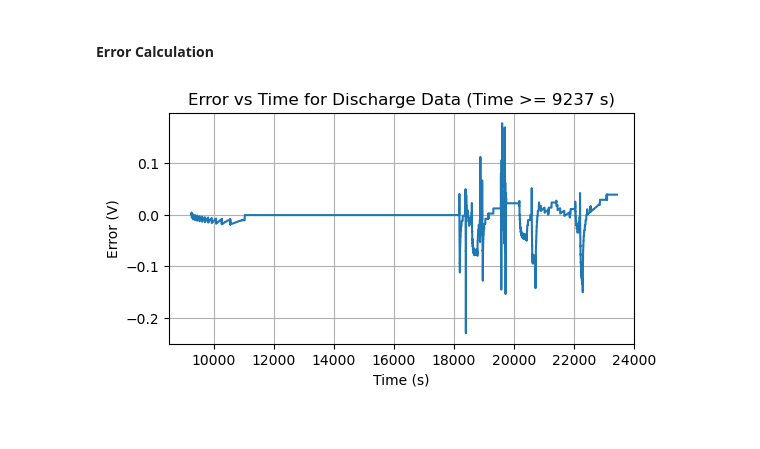
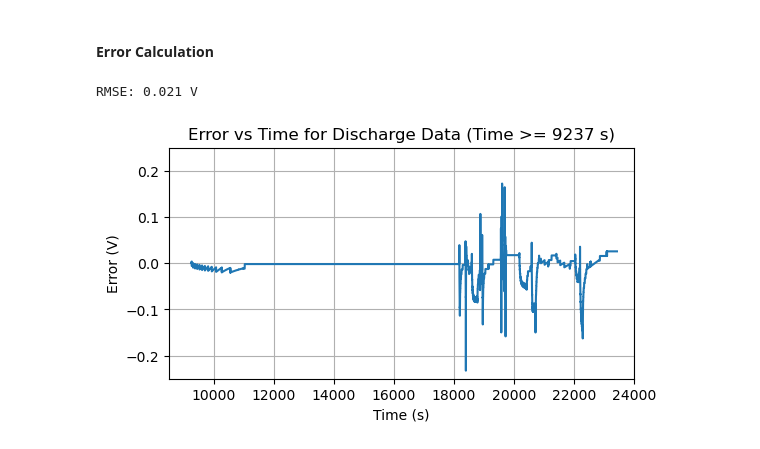
Before and after one commit to ryanlleung/FCTT-Project-3, a Jupyter notebook: part1.ipynb, the cells around one changed output. Cells and saved outputs as stored; diff of their text form; code cells hidden in the pictures.

```diff
--- a/part1.ipynb
+++ b/part1.ipynb
@@ -74,11 +74,12 @@ plt.show()
 # %% [output]
 [figure]
 # %%
-current_diff = [i-dis_current_array_DATA[0] for i in dis_current_array_DATA[1:]]
+current_diff = [i-DISCHARGE_CURRENT_DATA[0] for i in DISCHARGE_CURRENT_DATA[1:]]
 voltage_diff = [v-TERMINAL_VOLTAGE_DATA[0] for v in TERMINAL_VOLTAGE_DATA[1:]]
 
 resistances = np.abs(np.array(voltage_diff) / np.array(current_diff))
 R0 = np.mean(resistances)
+R0_std = np.std(resistances)
 
-print(f'R0 = {round(R0, 3)} Ω')
+print(f'R0 = {round(R0, 3)} Ω ± {round(R0_std, 3)} Ω')
 # %% [output]
@@ -87,12 +88,11 @@ R0 = 0.022 Ω
 #### Model Definition
 # %%
 # Thevenin Model, v_term(t) = OCV(SOC(t)) - i(t) * R0
-def TheveninModel(SOC, i):
-    SOC = np.array(SOC)
+def TheveninModel(OCV, i):
+    OCV = np.array(OCV)
     i = np.array(i)
-    if i.size != SOC.size:
-        raise ValueError('SOC and i must have the same size')
-    OCV = get_OCV(SOC)
+    if i.size != OCV.size:
+        raise ValueError('OCV and i must have the same size')
     return OCV - i * R0
 # %% [markdown]
 ### Battery Testing Data
@@ -168,5 +168,5 @@ plt.show()
 # %%
-CAPACITY = 2450 # mAh
+CAPACITY = 2500 # mAh
 CAPACITY_C = CAPACITY * 3.6 # Coulombs
 
 voltage_start = BT_discharge['Voltage (V)'].iloc[0]
@@ -177,8 +177,8 @@ charge = CAPACITY * SOC_start/100 * 3.6 # Coulombs
 print(f"Starting charge: {round(charge, 2)} C")
 
 # Discharge data
-dis_current_array = BT_discharge['Current (mA)'].values
-dis_voltage_array = BT_discharge['Voltage (V)'].values
+dis_current_array = BT_discharge['Current (mA)'].values # mA
+dis_voltage_array = BT_discharge['Voltage (V)'].values # V
 
 # Coulomb counting
 DT = 1 # sec
@@ -188,14 +188,11 @@ for i in range(1, len(dis_current_array)):
     charge_array.append(charge)
 charge_array = np.array(charge_array)
 
-# Convert charge to SOC
-SOC_array = charge_array/CAPACITY_C * 100
-
 fig = plt.subplots(figsize=(6, 3))
-plt.plot(BT_discharge['Time (s)'], SOC_array)
-plt.title('SOC vs Time for Discharge Data (Time >= 9237 s)')
+plt.plot(BT_discharge['Time (s)'], charge_array)
+plt.title('Charge vs Time for Discharge Data (Time >= 9237 s)')
 plt.xlabel('Time (s)')
-plt.ylabel('SOC (%)')
+plt.ylabel('Charge (C)')
 plt.xlim(8500, 24000)
 plt.grid()
 plt.show()
@@ -208,10 +205,12 @@ Starting charge: 8804.68 C
 # %%
-# Thevenin Model
-v_term_array = TheveninModel(SOC_array, -dis_current_array/1000)
+# Convert charge to SOC
+SOC_array = charge_array/CAPACITY_C * 100
+OCV_array = get_OCV(SOC_array)
+v_array = TheveninModel(OCV_array, -dis_current_array/1000) # data current in reverse direction
 
 fig = plt.subplots(figsize=(6, 3))
 plt.plot(BT_discharge['Time (s)'], dis_voltage_array, label='Measured Voltage', alpha=0.6)
-plt.plot(BT_discharge['Time (s)'], v_term_array, label='Thevenin Model', color='C2')
+plt.plot(BT_discharge['Time (s)'], v_array, label='Thevenin Model', color='C2')
 plt.title('Voltage vs Time for Discharge Data (Time >= 9237 s)')
 plt.xlabel('Time (s)')
 plt.ylabel('Voltage (V)')
@@ -225,15 +224,19 @@ plt.show()
 #### Error Calculation
 # %%
 # Error
-error_array = dis_voltage_array - v_term_array
+error_array = dis_voltage_array - v_array
+rmse = np.sqrt(np.mean(error_array**2))
+print(f'RMSE: {round(rmse, 3)} V')
 
 fig = plt.subplots(figsize=(6, 3))
 plt.plot(BT_discharge['Time (s)'], error_array)
 plt.title('Error vs Time for Discharge Data (Time >= 9237 s)')
 plt.xlabel('Time (s)')
 plt.ylabel('Error (V)')
 plt.xlim(8500, 24000)
+plt.ylim(-0.25, 0.25)
 plt.grid()
 plt.show()
 # %% [output]
+RMSE: 0.021 V
-[figure, old version]
+[figure, new version]
```
Also changed, not shown: parts of 5 cells of this notebook.
